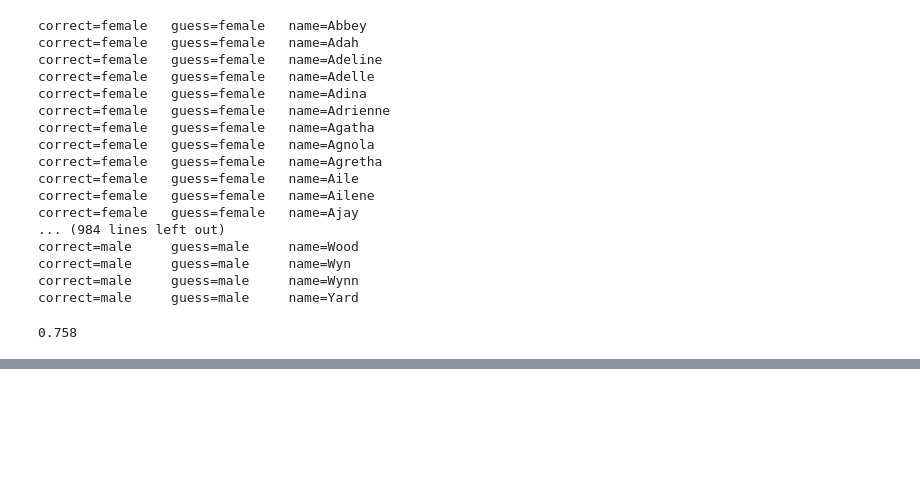
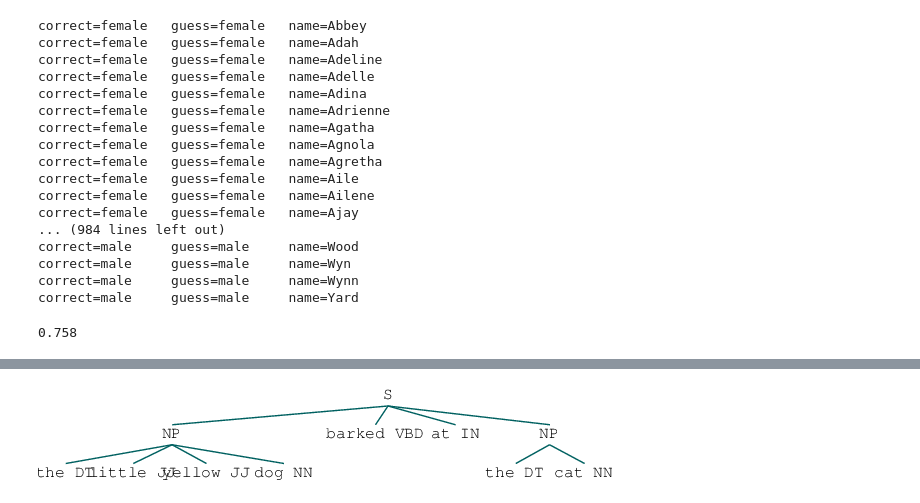
Before and after one commit to borjaeg/nlp_tests, a Jupyter notebook: NLP tutorial.ipynb, the cells around one changed output, grey strips where cells are left out. Cells and saved outputs as stored; diff of their text form; code cells hidden in the pictures; blank space fills up the shorter version.

```diff
--- a/NLP tutorial.ipynb
+++ b/NLP tutorial.ipynb
@@ -940,0 +1324,15 @@ print nltk.classify.accuracy(classifier, devtest_set)
+# %%
+# Simple chinker
+grammar = r"""
+  NP:
+    {<.*>+} # Chunk everything
+    }<VBD|IN>+{ # Chink sequences of VBD and IN
+"""
+
+sentence = [("the", "DT"), ("little", "JJ"),("yellow", "JJ"),("dog", "NN"),("barked", "VBD"),\
+           ("at", "IN"),("the", "DT"),("cat", "NN")]
+
+cp = nltk.RegexpParser(grammar)
+cp.parse(sentence)
+# %% [output]
+[figure, added]
```
Also changed, not shown: parts of 76 cells of this notebook.
